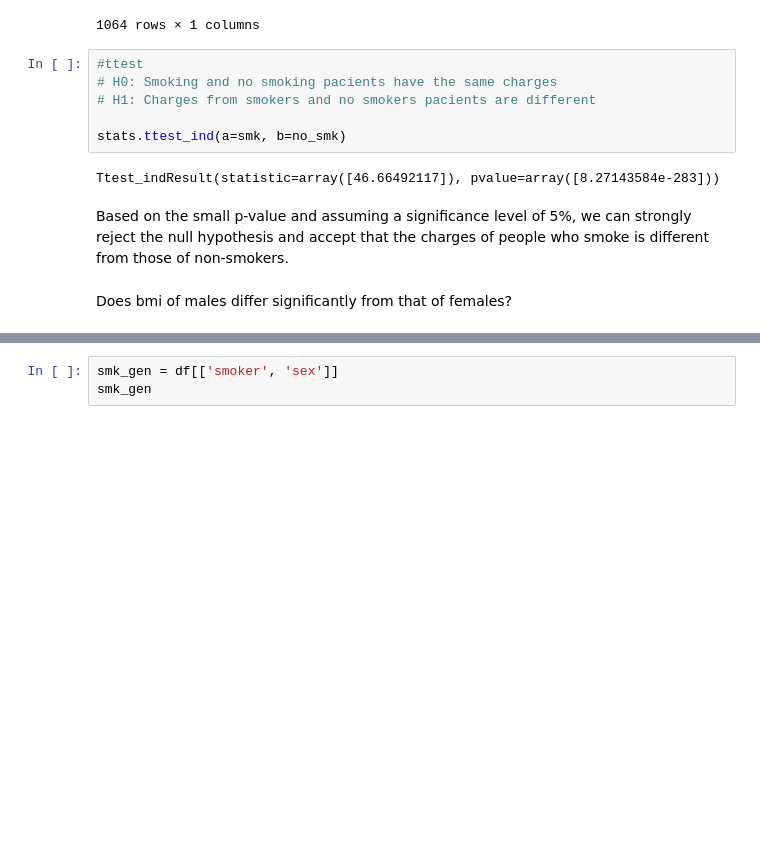
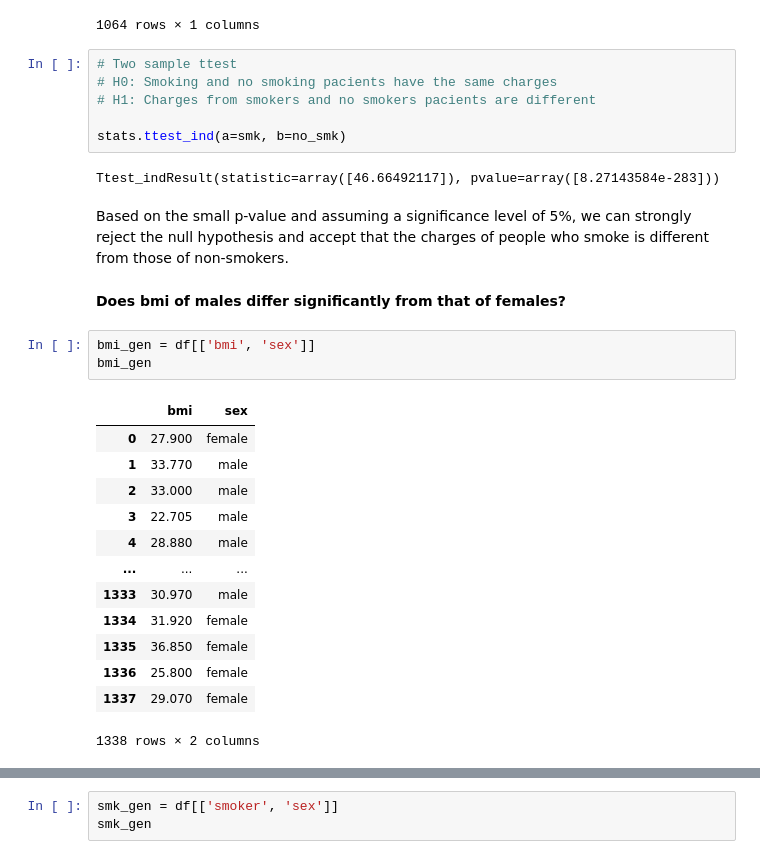
Before and after one commit to RochaErik/Medical-Data, a Jupyter notebook: Medical_data.ipynb, the cells around one changed output, grey strips where cells are left out. Drawn from its saved outputs; the diff is of its cells as text; blank space fills up the shorter version.

Commit message:
Ttest bmi x gender

```diff
--- a/Medical_data.ipynb
+++ b/Medical_data.ipynb
@@ -352,7 +352,7 @@ no_smk
 | 1336 | 2007.94500 |
 1064 rows × 1 columns
 # %%
-#ttest
+# Two sample ttest
 # H0: Smoking and no smoking pacients have the same charges
 # H1: Charges from smokers and no smokers pacients are different
 
@@ -362,4 +362,21 @@ Ttest_indResult(statistic=array([46.66492117]), pvalue=array([8.27143584e-283]))
 # %% [markdown]
 Based on the small p-value and assuming a significance level of 5%, we can strongly reject the null hypothesis and accept that the charges of people who smoke is different from those of non-smokers.
 # %% [markdown]
-Does bmi of males differ significantly from that of females?
+**Does bmi of males differ significantly from that of females?**
+# %%
+bmi_gen = df[['bmi', 'sex']]
+bmi_gen
+# %% [output]
+|  | bmi | sex |
+| 0 | 27.900 | female |
+| 1 | 33.770 | male |
+| 2 | 33.000 | male |
+| 3 | 22.705 | male |
+| 4 | 28.880 | male |
+| ... | ... | ... |
+| 1333 | 30.970 | male |
+| 1334 | 31.920 | female |
+| 1335 | 36.850 | female |
+| 1336 | 25.800 | female |
+| 1337 | 29.070 | female |
+1338 rows × 2 columns
```
Also changed, not shown: parts of 8 cells of this notebook.
